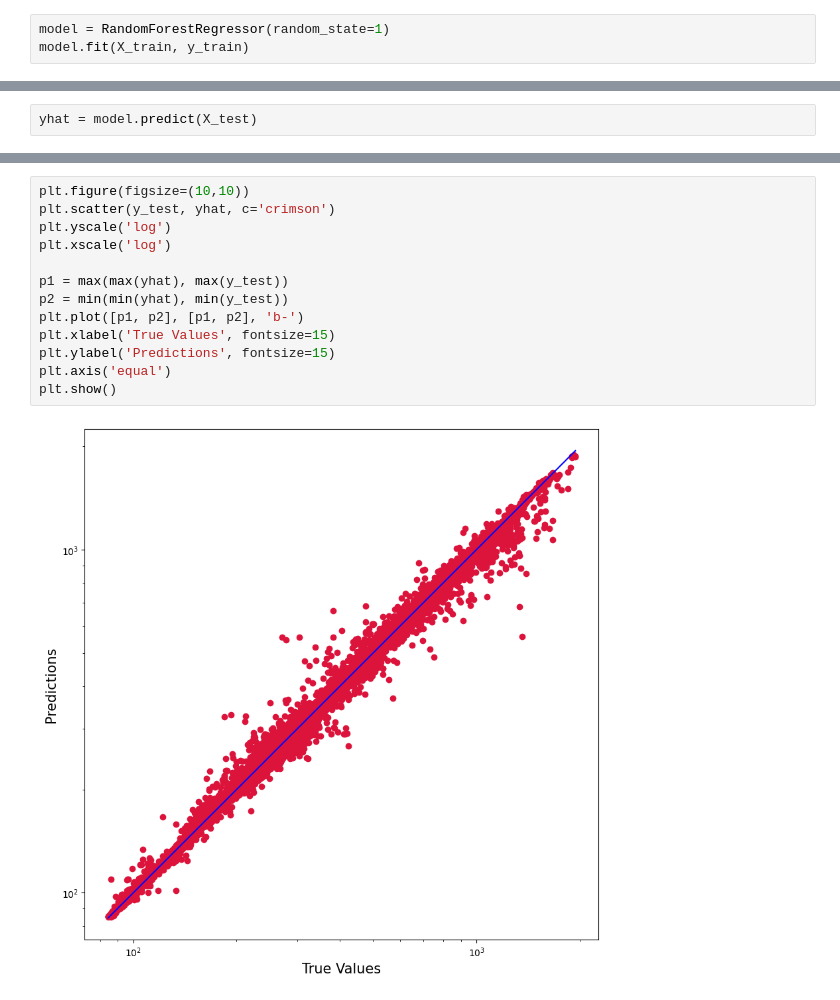
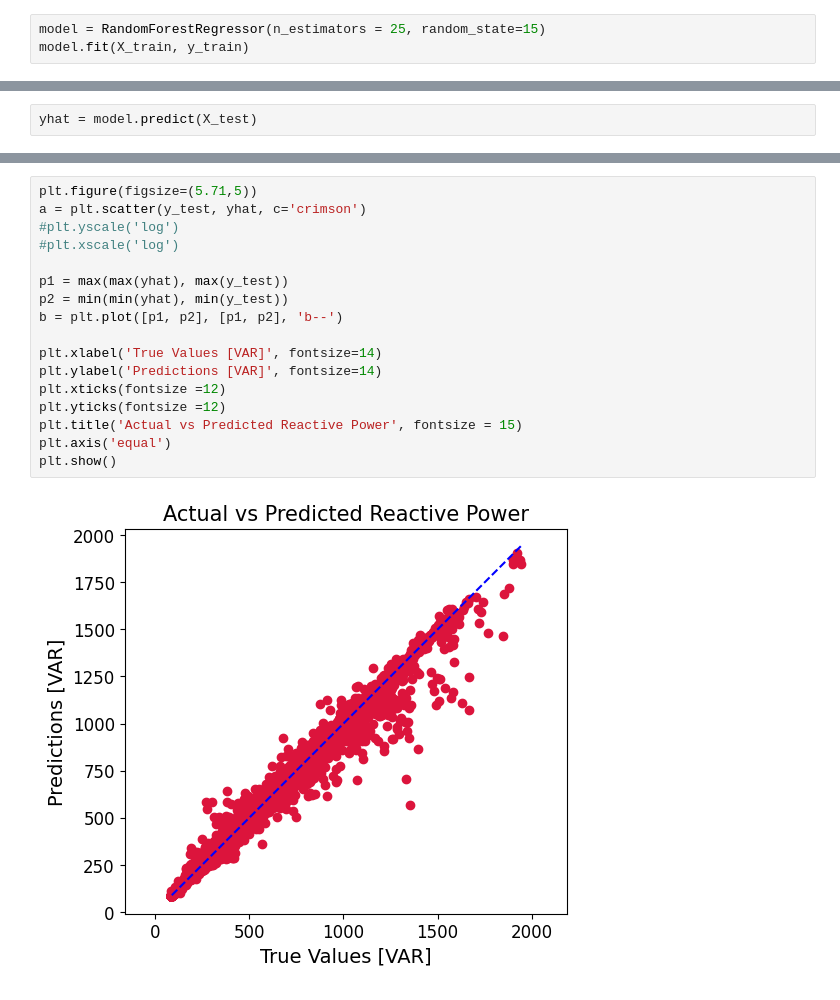
Before and after one commit to MackJackenna/nilm_analyzer_EM401, a Jupyter notebook: Processed Data/Processing Files/reactive_power_predictor.ipynb, the cells around one changed output, grey strips where cells are left out. Cells and saved outputs as stored; diff of their text form.

```diff
--- a/Processed Data/Processing Files/reactive_power_predictor.ipynb
+++ b/Processed Data/Processing Files/reactive_power_predictor.ipynb
@@ -55,4 +47,4 @@ Random forrest regressor model in the hopes of a Mean Absolute Error value.
 # %%
-model = RandomForestRegressor(random_state=1)
+model = RandomForestRegressor(n_estimators = 25, random_state=15)
 model.fit(X_train, y_train)
 # %% [output]
@@ -83,17 +113,21 @@ print(yhat)
 # %%
-plt.figure(figsize=(10,10))
-plt.scatter(y_test, yhat, c='crimson')
-plt.yscale('log')
-plt.xscale('log')
+plt.figure(figsize=(5.71,5))
+a = plt.scatter(y_test, yhat, c='crimson')
+#plt.yscale('log')
+#plt.xscale('log')
 
 p1 = max(max(yhat), max(y_test))
 p2 = min(min(yhat), min(y_test))
-plt.plot([p1, p2], [p1, p2], 'b-')
-plt.xlabel('True Values', fontsize=15)
-plt.ylabel('Predictions', fontsize=15)
+b = plt.plot([p1, p2], [p1, p2], 'b--')
+
+plt.xlabel('True Values [VAR]', fontsize=14)
+plt.ylabel('Predictions [VAR]', fontsize=14)
+plt.xticks(fontsize =12)
+plt.yticks(fontsize =12)
+plt.title('Actual vs Predicted Reactive Power', fontsize = 15)
 plt.axis('equal')
 plt.show()
 # %% [output]
-[figure, old version]
+[figure, new version]
 # %%
 residuals = y_test - yhat
```
Also changed, not shown: parts of 16 cells of this notebook, 17 other files.
